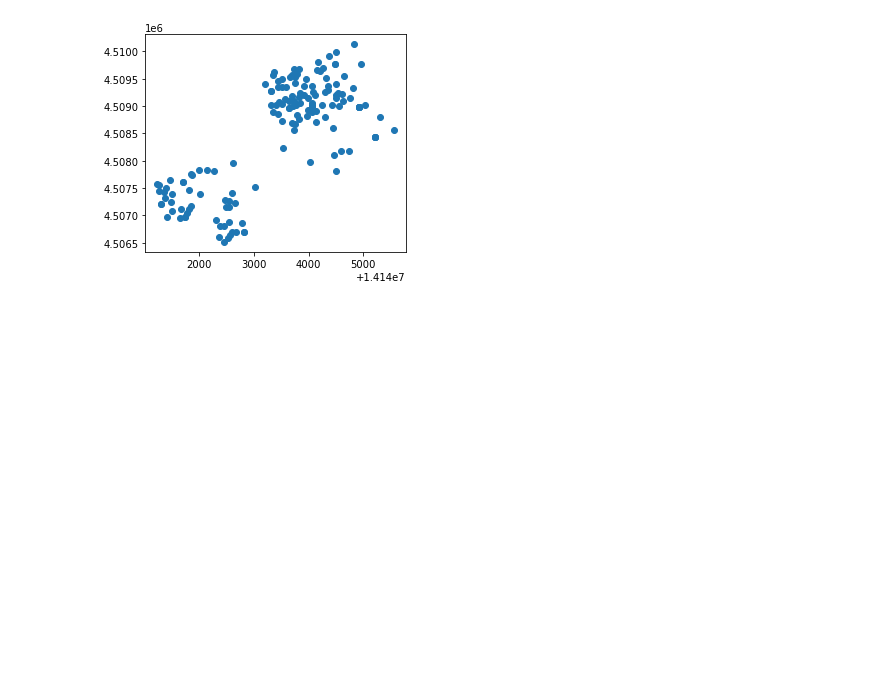
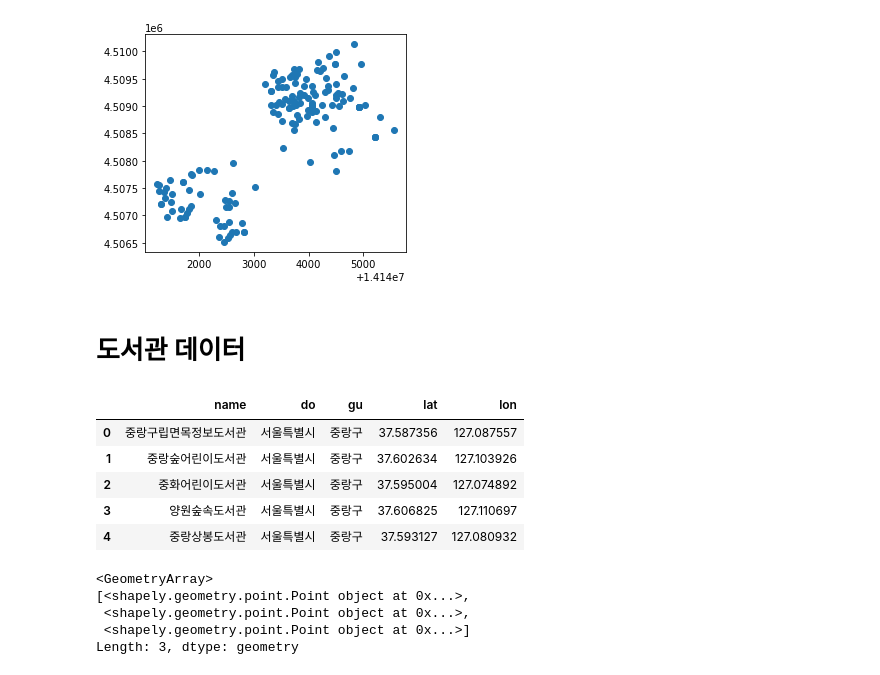
Before and after one commit to shawnbae/data-visualization, a Jupyter notebook: plotly/plotly_korea_CCTV_map.ipynb, the cells around one changed output. Cells and saved outputs as stored; diff of their text form; code cells hidden in the pictures; blank space fills up the shorter version.

```diff
--- a/plotly/plotly_korea_CCTV_map.ipynb
+++ b/plotly/plotly_korea_CCTV_map.ipynb
@@ -65,0 +72,17 @@ gdf_cctv3.plot()
+# %% [markdown]
+# 도서관 데이터
+# %%
+#도서관 csv 로딩
+df_library = pd.read_csv('../dataset/전국도서관표준데이터.csv', index_col=None, header=0,
+                 names=['name', 'do', 'gu', 'type', 'offday', 'time1', 'time2', 'time3', 'time4', 'time5', 'time6', 'seat', 'datacnt1', 'datacnt2', 'datacnt3', 'rent1', 'rentdat', 'addr', 'admin', 'tel', 'land_area', 'bd_area', 'url', 'lat', 'lon', 'update', 'offer_cd', 'offer'],
+                 usecols=['name', 'do', 'gu', 'lat', 'lon'],
+                 dtype={'name':object, 'do':object, 'gu':object, 'lat':float, 'lon':float},
+                 encoding="EUC-KR"    )
+df_library.head()
+# %% [output]
+|  | name | do | gu | lat | lon |
+| 0 | 중랑구립면목정보도서관 | 서울특별시 | 중랑구 | 37.587356 | 127.087557 |
+| 1 | 중랑숲어린이도서관 | 서울특별시 | 중랑구 | 37.602634 | 127.103926 |
+| 2 | 중화어린이도서관 | 서울특별시 | 중랑구 | 37.595004 | 127.074892 |
+| 3 | 양원숲속도서관 | 서울특별시 | 중랑구 | 37.606825 | 127.110697 |
+| 4 | 중랑상봉도서관 | 서울특별시 | 중랑구 | 37.593127 | 127.080932 |
@@ -65,0 +93,10 @@ gdf_cctv3.plot()
+# %%
+# 서울시 도서관 공간데이터화
+geom_lib = gpd.points_from_xy(df_library2.lon, df_library2.lat)
+geom_lib[0:3]
+# %% [output]
+<GeometryArray>
+[<shapely.geometry.point.Point object at 0x...>,
+ <shapely.geometry.point.Point object at 0x...>,
+ <shapely.geometry.point.Point object at 0x...>]
+Length: 3, dtype: geometry
```
Also changed, not shown: parts of 11 cells of this notebook.
